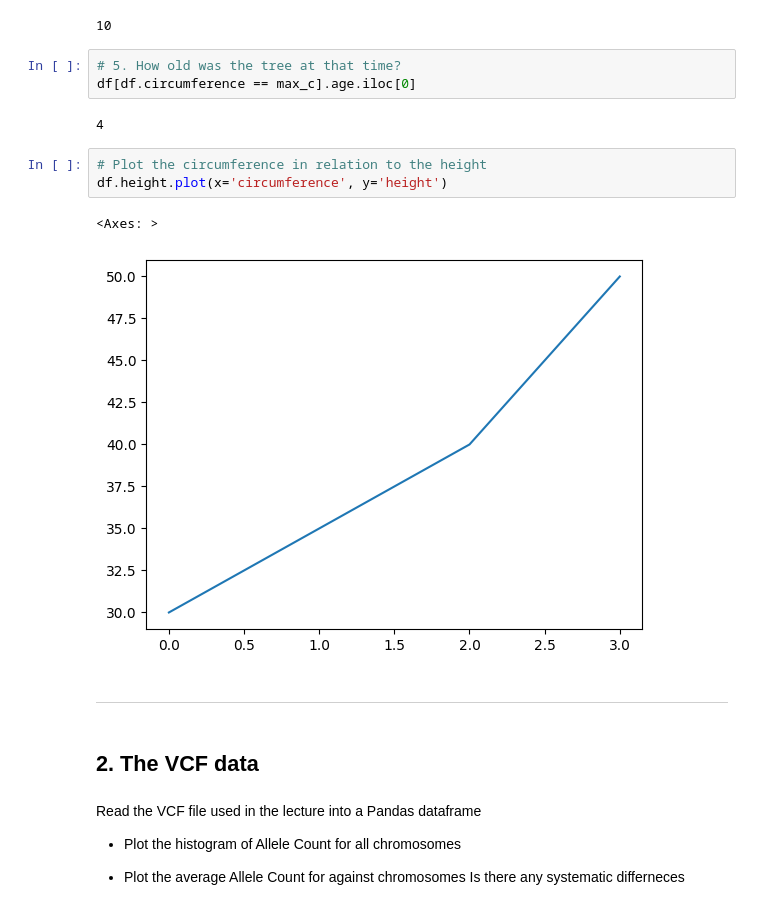
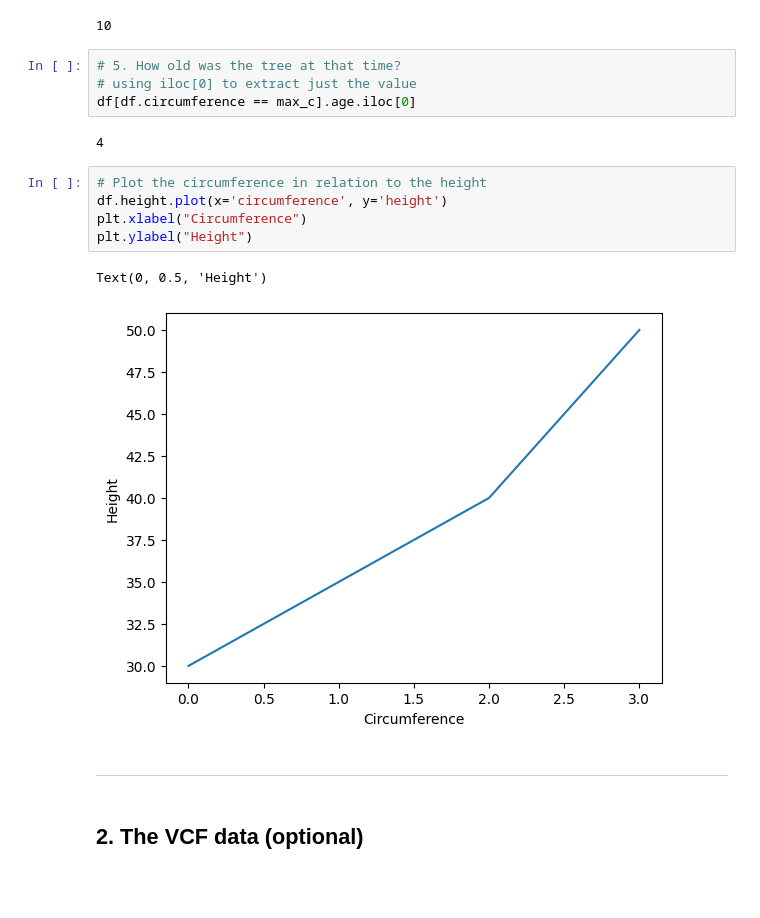
Before and after one commit to nanjiangshu/python-programming-bioinfo, a Jupyter notebook: exercises/day5/Day_5_exercise_1.ipynb, the cells around one changed output. Saved outputs shown, nothing was run; the diff lists cells and outputs as text; blank space fills up the shorter version.

```diff
--- a/exercises/day5/Day_5_exercise_1.ipynb
+++ b/exercises/day5/Day_5_exercise_1.ipynb
@@ -60,23 +60,19 @@ max_c
 10
 # %%
 # 5. How old was the tree at that time?
+# using iloc[0] to extract just the value
 df[df.circumference == max_c].age.iloc[0]
 # %% [output]
 4
 # %%
 # Plot the circumference in relation to the height
 df.height.plot(x='circumference', y='height')
+plt.xlabel("Circumference")
+plt.ylabel("Height")
 # %% [output]
-<Axes: >
+Text(0, 0.5, 'Height')
-[figure, old version]
+[figure, new version]
 # %% [markdown]
 <hr style="border: 2px solid #000080;">
 # %% [markdown]
-## 2.  The VCF data
+## 2.  The VCF data (optional)
-# %% [markdown]
-Read the VCF file used in the lecture into a Pandas dataframe
-
-- Plot the histogram of Allele Count for all chromosomes
-
-- Plot the average Allele Count for against chromosomes
-  Is there any systematic differneces
```
Also changed, not shown: parts of 13 cells of this notebook, 2 other files.
